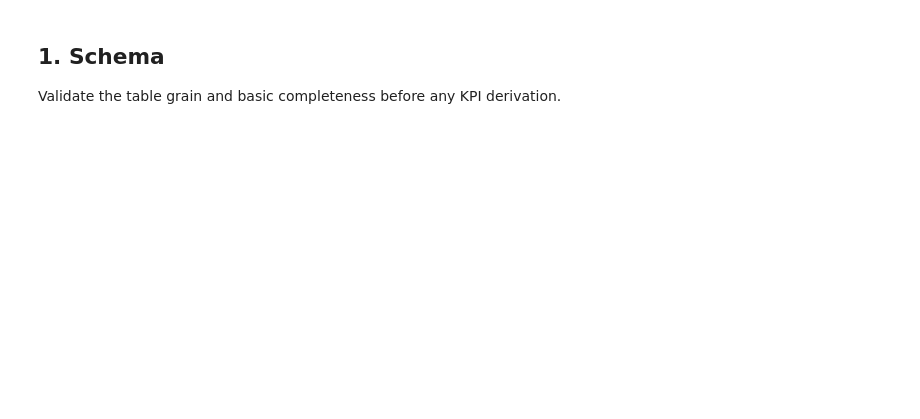
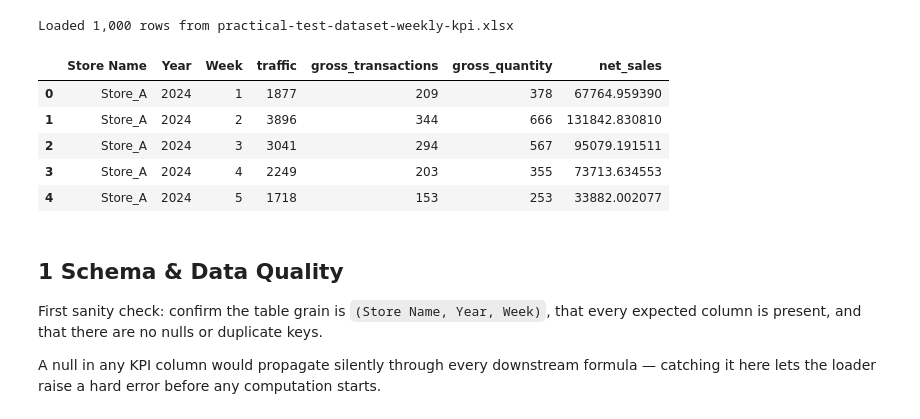
Before and after one commit to AymanAOURIK/Retail-Store-KPIs-To-insights, a Jupyter notebook: notebooks/EDA.ipynb, the cells around one changed output. Drawn from its saved outputs; the diff is of its cells as text; code cells hidden in the pictures; blank space fills up the shorter version.

```diff
--- a/notebooks/EDA.ipynb
+++ b/notebooks/EDA.ipynb
@@ -5,27 +15,48 @@ Phase 1 notebook for the Yoobic Insight prototype. This notebook is intentionall
 # %%
 from pathlib import Path
 
+import matplotlib.pyplot as plt
 import numpy as np
 import pandas as pd
 from IPython.display import display
 
+plt.rcParams.update({
+    "figure.dpi": 110,
+    "axes.spines.top": False,
+    "axes.spines.right": False,
+    "axes.grid": True,
+    "grid.alpha": 0.35,
+})
+
+IDENTITY_ABS_TOLERANCE = 1e-9
+MODIFIED_ZSCORE_THRESHOLD = 3.5
+
 
 def find_repo_root(start: Path) -> Path:
     for candidate in (start, *start.parents):
-        if (candidate / "AGENTS.md").exists() and (candidate / "docs").exists():
+        if (candidate / "pyproject.toml").exists() and (candidate / "docs").exists():
             return candidate
-    raise FileNotFoundError("Could not locate repository root from notebook execution context.")
+    raise FileNotFoundError("Could not locate repository root.")
 
 
 ROOT = find_repo_root(Path.cwd().resolve())
 DATA_PATH = ROOT / "data" / "raw" / "practical-test-dataset-weekly-kpi.xlsx"
-IDENTITY_ABS_TOLERANCE = 1e-9
-MODIFIED_ZSCORE_THRESHOLD = 3.5
 
 df = pd.read_excel(DATA_PATH)
+print(f"Loaded {len(df):,} rows from {DATA_PATH.name}")
 df.head()
+# %% [output]
+Loaded 1,000 rows from practical-test-dataset-weekly-kpi.xlsx
+|  | Store Name | Year | Week | traffic | gross_transactions | gross_quantity | net_sales |
+| 0 | Store_A | 2024 | 1 | 1877 | 209 | 378 | 67764.959390 |
+| 1 | Store_A | 2024 | 2 | 3896 | 344 | 666 | 131842.830810 |
+| 2 | Store_A | 2024 | 3 | 3041 | 294 | 567 | 95079.191511 |
+| 3 | Store_A | 2024 | 4 | 2249 | 203 | 355 | 73713.634553 |
+| 4 | Store_A | 2024 | 5 | 1718 | 153 | 253 | 33882.002077 |
 # %% [markdown]
-## 1. Schema
+## 1  Schema & Data Quality
 
-Validate the table grain and basic completeness before any KPI derivation.
+First sanity check: confirm the table grain is `(Store Name, Year, Week)`, that every expected column is present, and that there are no nulls or duplicate keys.
+
+A null in any KPI column would propagate silently through every downstream formula — catching it here lets the loader raise a hard error before any computation starts.
 # %%
```
Also changed, not shown: parts of 17 cells of this notebook, 12 other files.
